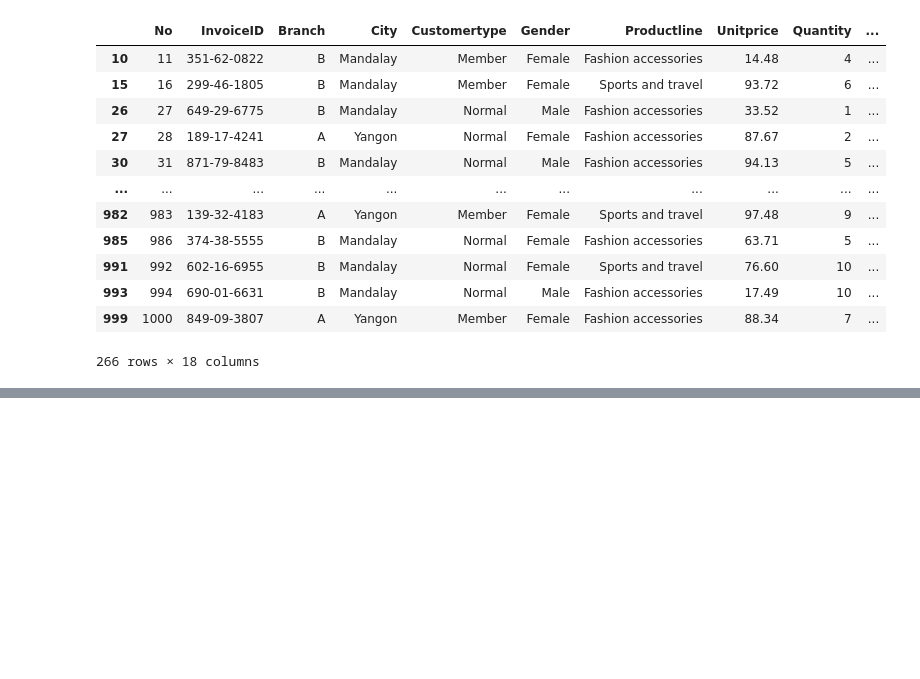
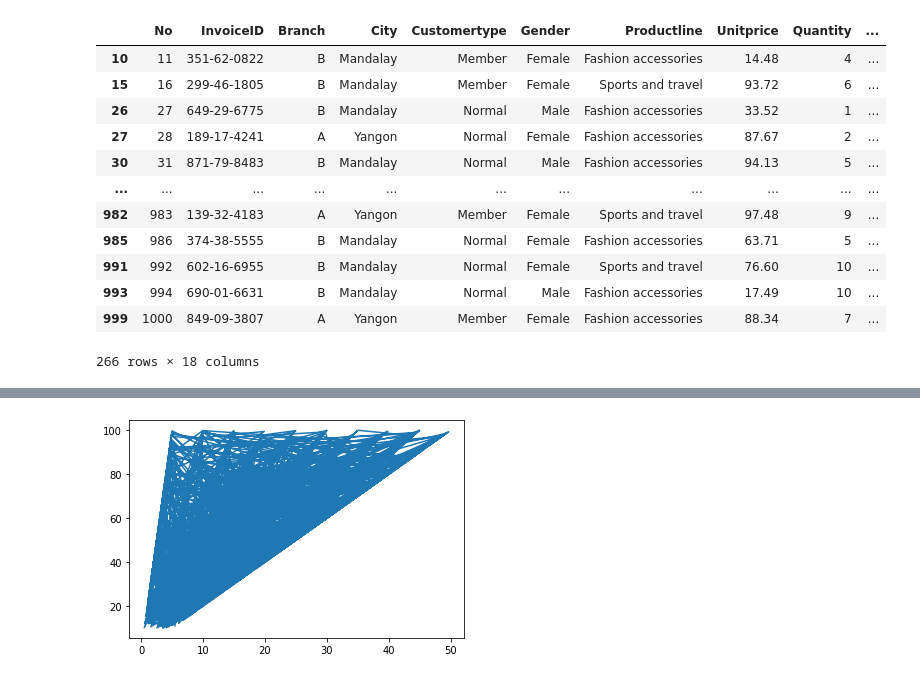
Before and after one commit to MaureenZac/Business-Analytics-with-Python, a Jupyter notebook: Test.ipynb, the cells around one changed output, grey strips where cells are left out. Cells and saved outputs as stored; diff of their text form; code cells hidden in the pictures; blank space fills up the shorter version.

```diff
--- a/Test.ipynb
+++ b/Test.ipynb
@@ -198,0 +249,8 @@ df.loc[(df['Productline']== "Fashion accessories") | (df['Productline']== "Sport
+# %%
+import matplotlib.pyplot as plt
+x=df["Tax"]
+y=df["Unitprice"]
+plt.plot(x,y)
+plt.show()
+# %% [output]
+[figure, added]
```
Also changed, not shown: parts of 10 cells of this notebook.
